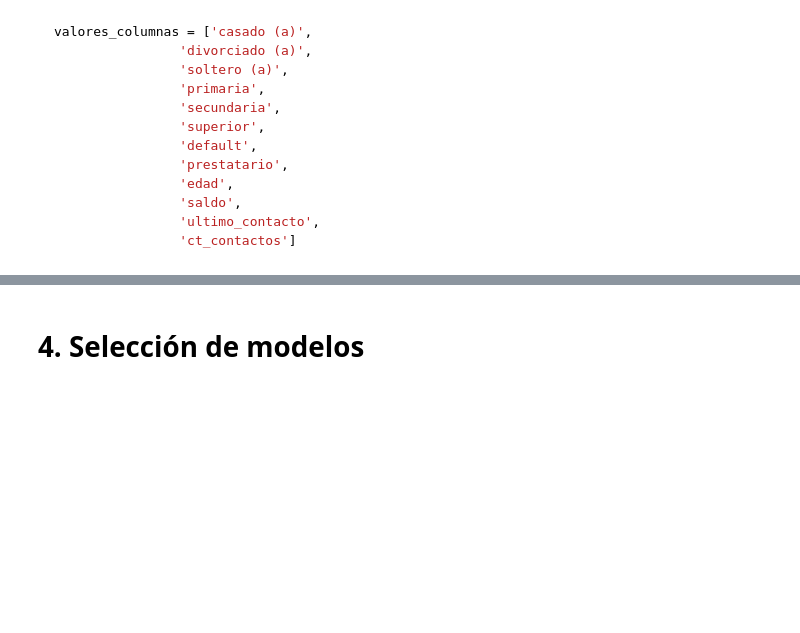
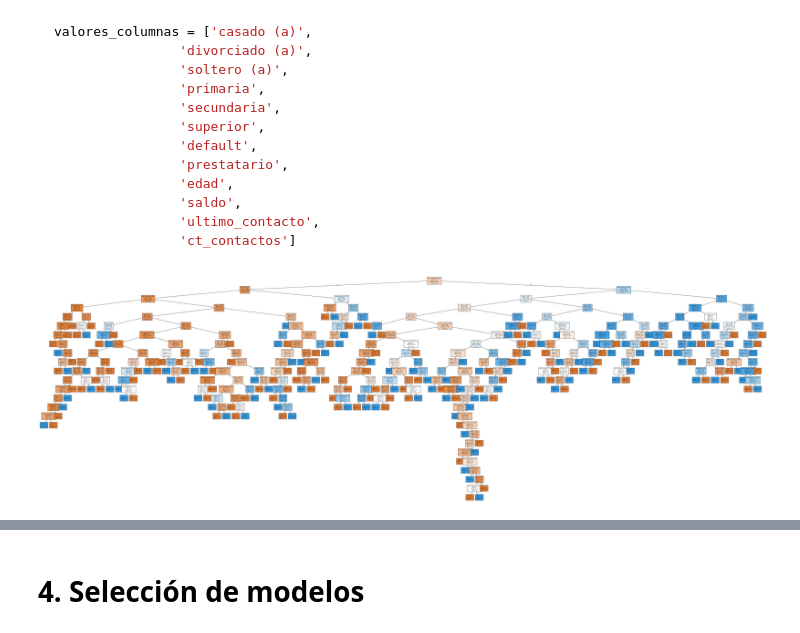
Before and after one commit to evs-11/-Clasificar-datos-con-Machine-Learning, a Jupyter notebook: Clasificacion_primeros_pasos.ipynb, the cells around one changed output, grey strips where cells are left out. Saved outputs shown, nothing was run; the diff lists cells and outputs as text; code cells hidden in the pictures; blank space fills up the shorter version.

````diff
--- a/Clasificacion_primeros_pasos.ipynb
+++ b/Clasificacion_primeros_pasos.ipynb
@@ -167,0 +335,2 @@ Para comprender si el modelo realmente está aprendiendo de los datos, necesitam
+# %%
+X_train,X_test,y_train,y_test = train_test_split(X,y,stratify=y,random_state=5)
@@ -171,0 +365,9 @@ El modelo más simple de clasificar los datos es simplemente utilizar un algorit
+# %%
+# instanciamos el modelo dummy
+dummy = DummyClassifier()
+dummy.fit(X_train,y_train)     # le mostramos toda nuestra base de entrenamiento
+
+# Después de entrenarlo, queremos ver cómo se desempeñó. Vemos el puntaje de exactitud del modelo directamente.
+dummy.score(X_test,y_test)
+
+#Con la base que no aprendió, lo estamos poniendo a prueba. Al dar Shift-Enter, nuestro dummy classifier ya nos trajo de entrada un puntaje de 0.60.
@@ -177,0 +392,4 @@ Se basa en decisiones simples tomadas por el algoritmo, separando los datos medi
+# %%
+# creamos la variable
+modelo_arbol = DecisionTreeClassifier(random_state=5)   # lo replica y podamos hacer otras implementaciones
+modelo_arbol.fit(X_train, y_train)                      # ajustamos la x,y de entrenamiento                                 # ajuste del modelo
@@ -190,3 +419,22 @@ valores_columnas = ['casado (a)',
                 'ultimo_contacto',
                 'ct_contactos']
 ```
+# %%
+# usamos como referencia
+valores_columnas = ['casado (a)',
+                'divorciado (a)',
+                'soltero (a)',
+                'primaria',
+                'secundaria',
+                'superior',
+                'default',
+                'prestatario',
+                'edad',
+                'saldo',
+                'ultimo_contacto',
+                'ct_contactos']
+# %%
+plt.figure(figsize=(80,25))
+plot_tree(modelo_arbol, filled=True, class_names=['no','si'], fontsize=6, feature_names=valores_columnas);
+# %% [output]
+[figure, added]
````
Also changed, not shown: parts of 72 cells of this notebook.
